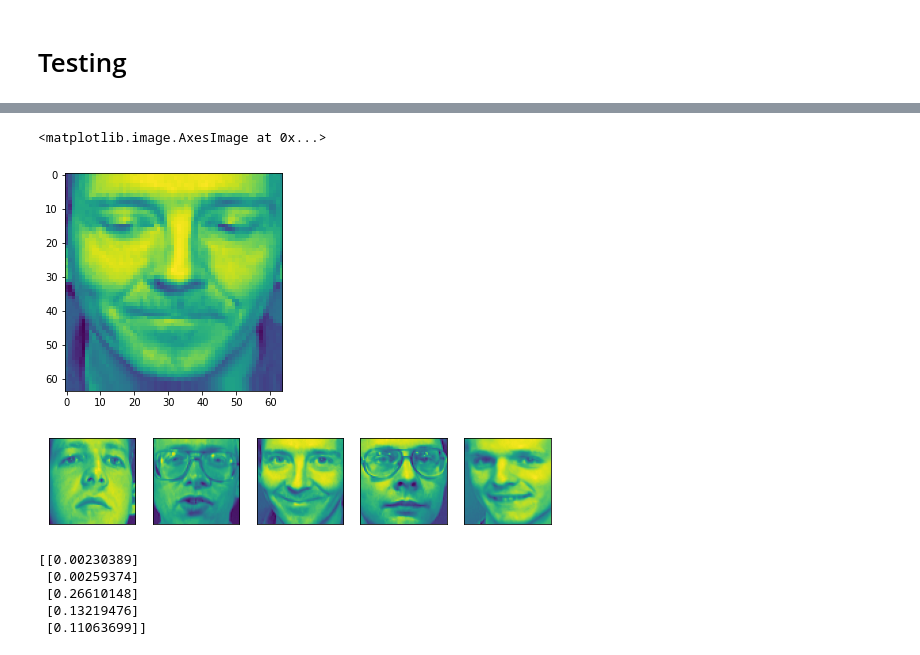
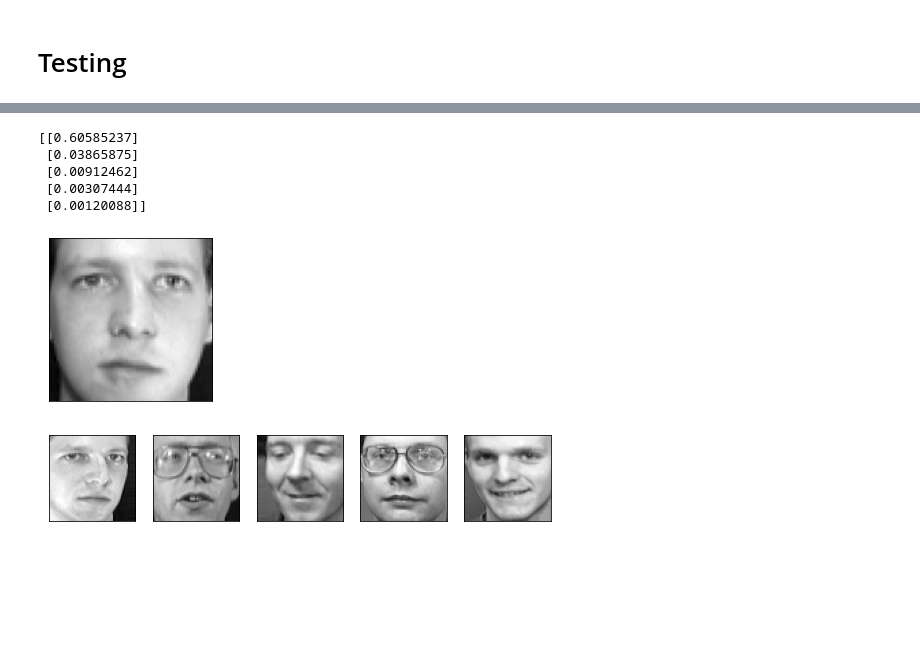
Before and after one commit to pramudanayoga/Get-People---Machine-Learning, a Jupyter notebook: Model/SiameseNetwork_v1.ipynb, the cells around one changed output, grey strips where cells are left out. Drawn from its saved outputs; the diff is of its cells as text; code cells hidden in the pictures; blank space fills up the shorter version.

```diff
--- a/Model/SiameseNetwork_v1.ipynb
+++ b/Model/SiameseNetwork_v1.ipynb
@@ -254,15 +251,15 @@ plt.legend(["Loss", "Validation Loss", "Accuracy", "Validation Accuracy"])
 # %% [markdown]
 # Testing
 # %%
-def test_visualize(images, n = 5):
+def visualize_images(images, n = 5):
     """ Visualize a few images """
 
-    def show(ax, image):
-        ax.imshow(image)
+    def visual(ax, image):
+        ax.imshow(image, cmap='gray')
         ax.get_xaxis().set_visible(False)
         ax.get_yaxis().set_visible(False)
 
     fig = plt.figure(figsize=(9, 9))
     axs = fig.subplots(1, n)
     for i in range(n):
-        show(axs[i], images[i])
+        visual(axs[i], images[i])
@@ -271,10 +266,25 @@ def test_visualize(images, n = 5):
+# %%
+def predict(image_pairs):
+  score = siamese_model.predict([image_pairs[:, 0, :], image_pairs[:, 1, :]])
+  return print(score)
 # %%
-test_indices = [0, 1, 2, 3, 4]
-test_index = random.sample(range(10), 1)[0]
-test_image = face_images[test_index]
+def pairs_test(i,n):
+  #Visualizes the images and the prediction and show the prediction results
+  test_index = random.sample(range(i), 1)[0]
+  test_image = face_images[test_index]
+  fig,ax = plt.subplots(figsize = (3,3),
+                        subplot_kw = dict(xticks=[], yticks=[]))
+  ax.imshow(test_image, cmap='gray')
+  compare_images = []
+  for i in range(n):
+      index = random.sample(range(i * 10, (i + 1) * 10), 1)[0]
+      images = face_images[index]
+      compare_images.append(images)
+  visualize_images(compare_images)
+  image_pairs = []
 
-compare_images = []
-for i in range(5):
-    index = random.sample(range(i * 10, (i + 1) * 10), 1)[0]
-    image = face_images[index]
-    compare_images.append(image)
+  for images in compare_images:
+      image_pairs.append((test_image, images))
+
+  image_pairs = np.array(image_pairs)
+  return image_pairs
@@ -343,9 +290,0 @@ for i in range(5):
-# %%
-plt.imshow(test_image)
-# %% [output]
-<matplotlib.image.AxesImage at 0x...>
-[figure, removed]
-# %%
-test_visualize(compare_images)
-# %% [output]
-[figure, removed]
@@ -361,8 +291,10 @@ score = siamese_model.predict([image_pairs[:, 0, :], image_pairs[:, 1, :]])
-# %%
-print(score)
-# %% [output]
-[[0.00230389]
- [0.00259374]
- [0.26610148]
- [0.13219476]
- [0.11063699]]
+# %%
+predict(pairs_test(10,5))
+# %% [output]
+[[0.60585237]
+ [0.03865875]
+ [0.00912462]
+ [0.00307444]
+ [0.00120088]]
+[figure, added]
+[figure, added]
```
Also changed, not shown: parts of 30 cells of this notebook.
